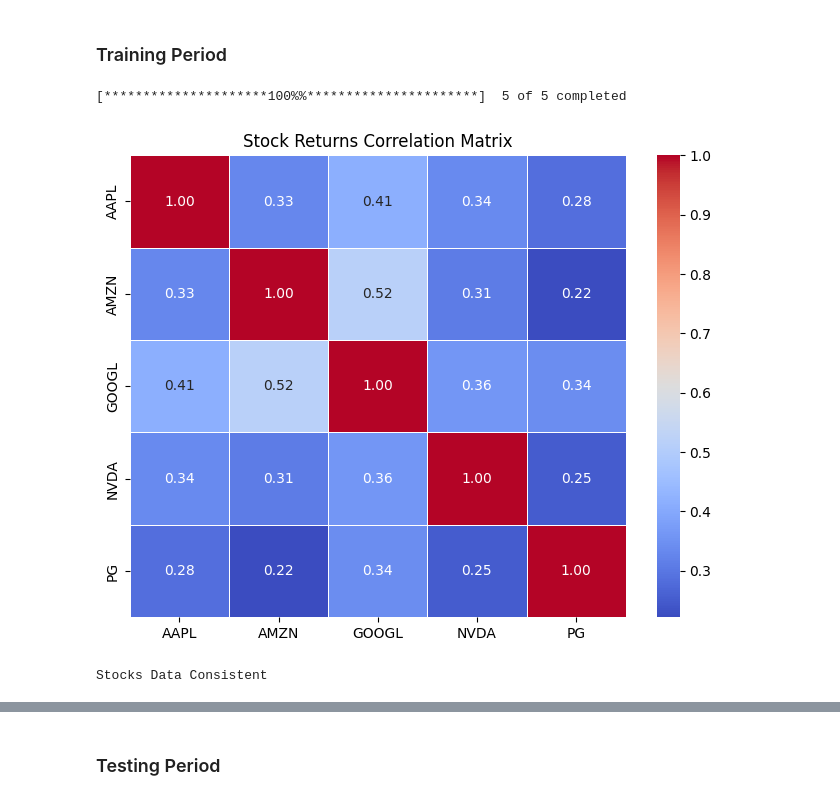
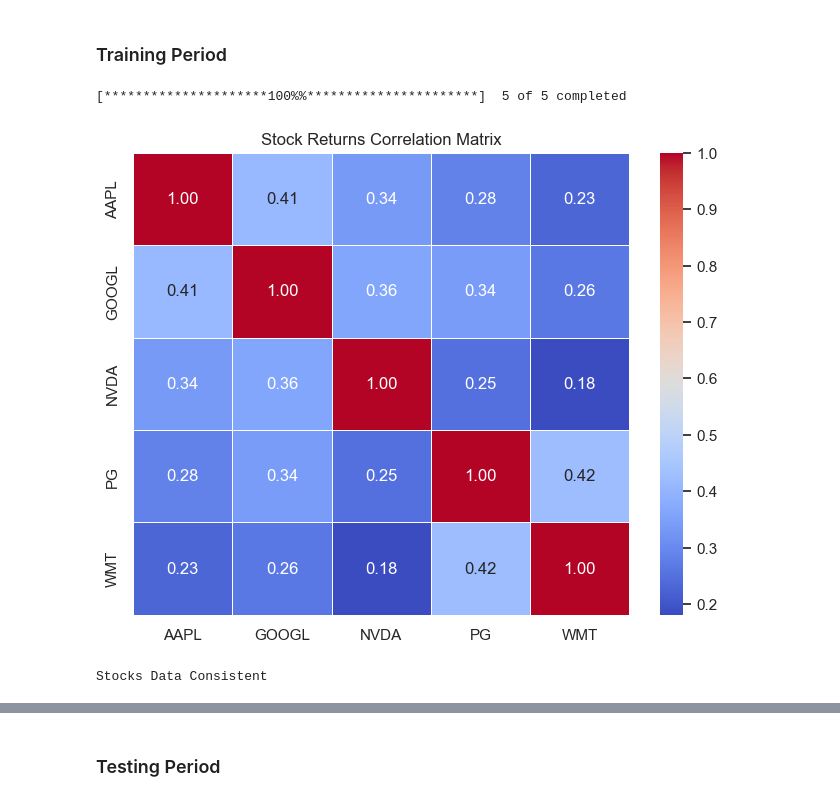
Before and after one commit to myonster/eventbasedbacktester, a Jupyter notebook: IS4226 - Final-Term Project/Group6_FinalTerm.ipynb, the cells around one changed output, grey strips where cells are left out. Cells and saved outputs as stored; diff of their text form; code cells hidden in the pictures.

Commit message:
left yearly graph analysis

```diff
--- a/IS4226 - Final-Term Project/Group6_FinalTerm.ipynb
+++ b/IS4226 - Final-Term Project/Group6_FinalTerm.ipynb
@@ -517,11 +573,14 @@ class Backtester():
     def run(self):
         # Populate portfolio dataframe
         self.portfolio.run_simulation(self.bt_dates)
+
     def overall_stats(self):
         self.portfolio.add_benchmark(self.benchmark)
         self.portfolio.calculate_returns(self.benchmark)
-        self.portfolio.plot_drawdown()
-        self.risk_return_df = self.portfolio.calc_risk_return()
+        self.portfolio.plot_indiv_drawdown(self.benchmark)
+        self.portfolio.plot_portfolio_growth(self.benchmark)
+        self.portfolio.plot_drawdown(self.benchmark)
+        self.risk_return_df = self.portfolio.calc_risk_return(self.benchmark)
         self.alpha_beta_df = pd.DataFrame(self.portfolio.compute_alpha_beta(self.benchmark))
         self.max_drawdowns_df =  pd.DataFrame([self.portfolio.max_drawdown()])
         self.calmar_ratio_df = pd.DataFrame(self.portfolio.compute_calmar_ratio())
@@ -546,37 +605,38 @@ def plot_stock_correlation(stock_symbols, start_date, end_date):
 # %% [markdown]
 ### Training Period
 # %%
-stock_symbols = ['NVDA','AMZN','AAPL','PG','GOOGL']
+stock_symbols = ['NVDA','WMT','AAPL','PG','GOOGL']
+
 plot_stock_correlation(stock_symbols, '2010-01-01', '2016-12-31')
 
 # create stock -> create portfolio -> create backtester
 stocks = [ Stock(
     symbol=symbol,
     start='2010-01-01',
     end='2016-12-31',
     interval='1d',
     transcation_cost=0,
     strategy=CC_RSI_strategy,
     verbose=True)
     for symbol in stock_symbols
     ]
 
 CC_RSI_portfolio = Portfolio(
     stocks = dict(zip(stock_symbols, stocks)),
     capital=500000,
     variations=3
     )
 
 backtester = Backtester(
     portfolio = CC_RSI_portfolio,
     variations = CC_RSI_portfolio.variations,
     benchmark = 'SPY'
     )
 backtester.prepare_strategy()
 backtester.run()
 # %% [output]
 [*********************100%%**********************]  5 of 5 completed
-[figure, old version]
+[figure, new version]
 Stocks Data Consistent
 # %%
 risk_return_df, alpha_beta_df, max_drawdowns_df, calmar_ratio_df = backtester.overall_stats()
```
Also changed, not shown: parts of 14 cells of this notebook.
